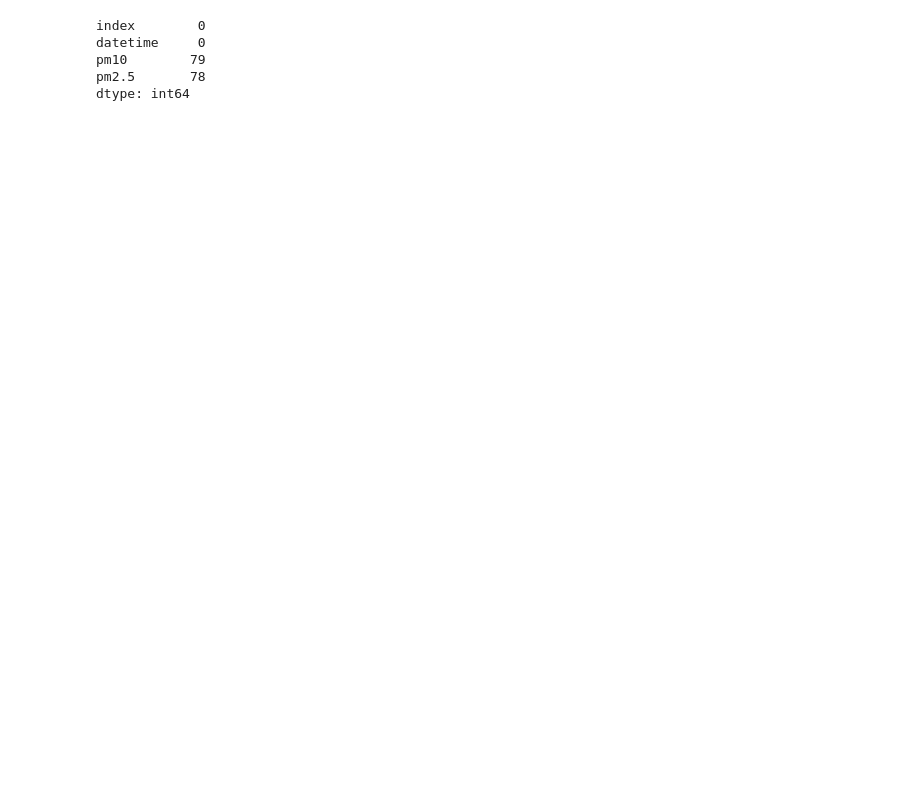
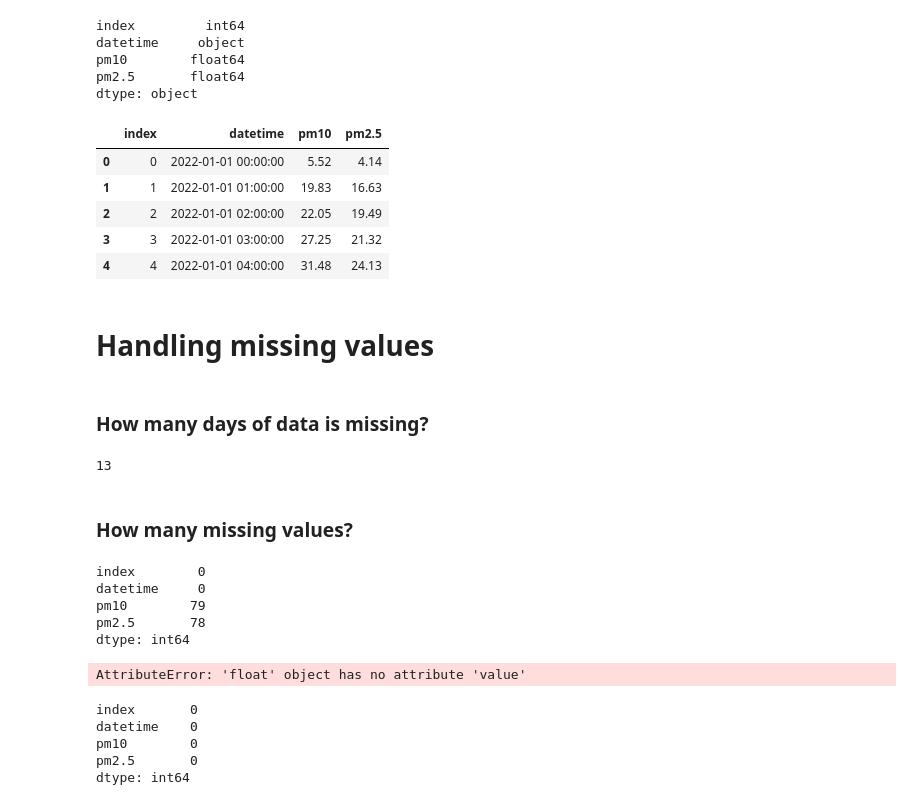
Before and after one commit to AdityaPimpalkar/AQI_federated_learning, a Jupyter notebook: data_exploration.ipynb, the cells around one changed output. Saved outputs shown, nothing was run; the diff lists cells and outputs as text; code cells hidden in the pictures; blank space fills up the shorter version.

```diff
--- a/data_exploration.ipynb
+++ b/data_exploration.ipynb
@@ -10,8 +11,36 @@ plot4 = pd.read_csv('data-plot-4.csv')
 aqi_2022 = pd.concat([plot2,plot3,plot4], axis=0).reset_index()
 # %%
 aqi_2022 = aqi_2022.rename(columns={'Date and Time': 'datetime', 'PM<sub>10</sub>': 'pm10', 'PM<sub>2.5</sub>': 'pm2.5'})
+# %%
+aqi_2022.dtypes
+# %% [output]
+index         int64
+datetime     object
+pm10        float64
+pm2.5       float64
+dtype: object
 # %%
 aqi_2022['datetime'] = pd.to_datetime(aqi_2022['datetime'])
+# %%
+aqi_2022.head()
+# %% [output]
+|  | index | datetime | pm10 | pm2.5 |
+| 0 | 0 | 2022-01-01 00:00:00 | 5.52 | 4.14 |
+| 1 | 1 | 2022-01-01 01:00:00 | 19.83 | 16.63 |
+| 2 | 2 | 2022-01-01 02:00:00 | 22.05 | 19.49 |
+| 3 | 3 | 2022-01-01 03:00:00 | 27.25 | 21.32 |
+| 4 | 4 | 2022-01-01 04:00:00 | 31.48 | 24.13 |
+# %% [markdown]
+# Handling missing values
+# %% [markdown]
+### How many days of data is missing?
+# %%
+df = aqi_2022.set_index('datetime')
+len(pd.date_range(start = aqi_2022['datetime'].min(), end = aqi_2022['datetime'].max()).difference(df.index))
+# %% [output]
+13
+# %% [markdown]
+### How many missing values?
 # %%
 aqi_2022.isna().sum()
 # %% [output]
@@ -20,3 +49,26 @@ datetime     0
 pm10        79
 pm2.5       78
 dtype: int64
+# %%
+def fillMissingValues(data, column):
+    df = data.set_index('datetime')
+
+    df = df.resample('M').mean().reset_index()
+    df['month'] = df['datetime'].dt.strftime("%m")
+
+    for index, row in data.iterrows():
+        if row[column]:
+            print(df[df['month'] == row['datetime'].strftime("%m")])
+
+
+fillMissingValues(aqi_2022, 'pm10')
+# %% [output]
+AttributeError: 'float' object has no attribute 'value'
+# %%
+aqi_2022.isna().sum()
+# %% [output]
+index       0
+datetime    0
+pm10        0
+pm2.5       0
+dtype: int64
```
Also changed, not shown: parts of 8 cells of this notebook.
